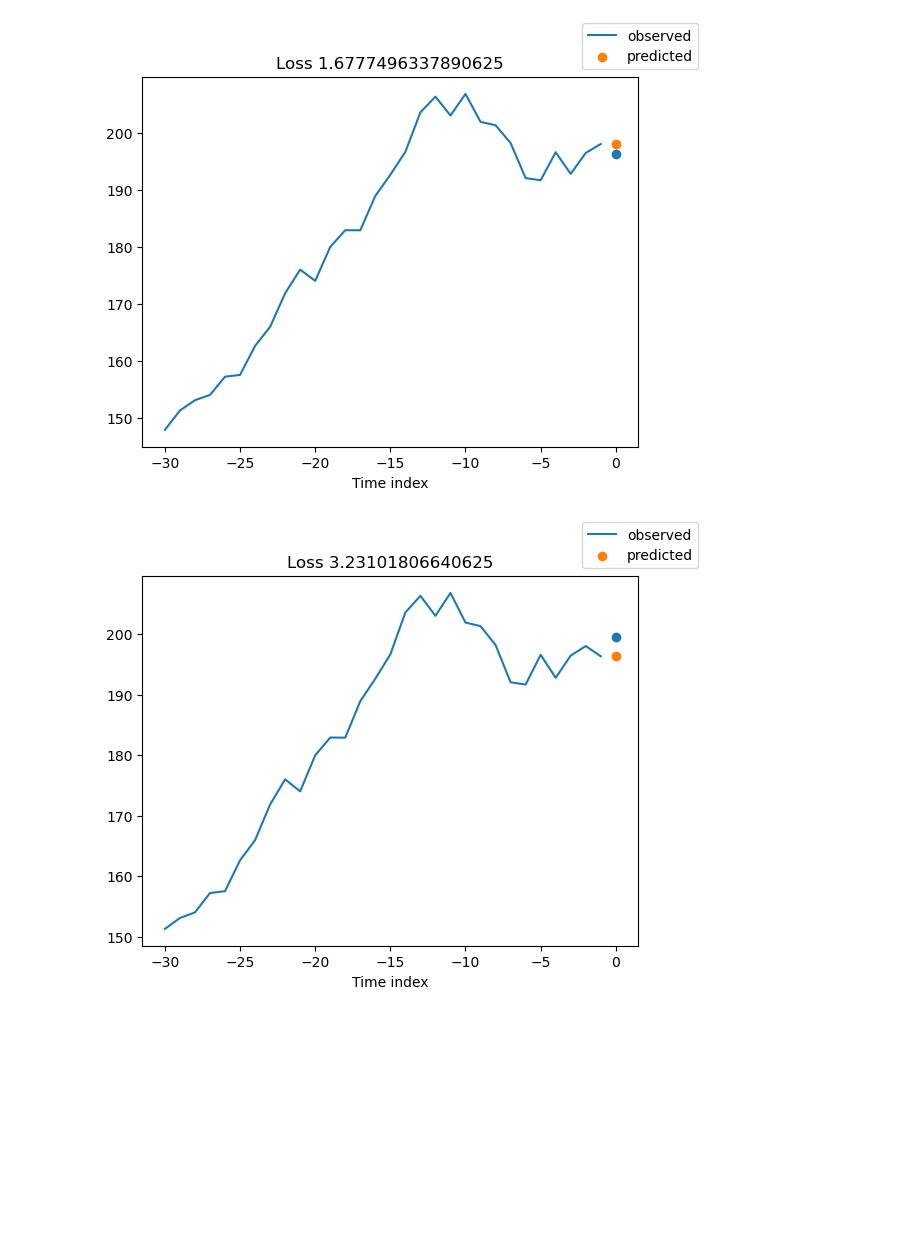
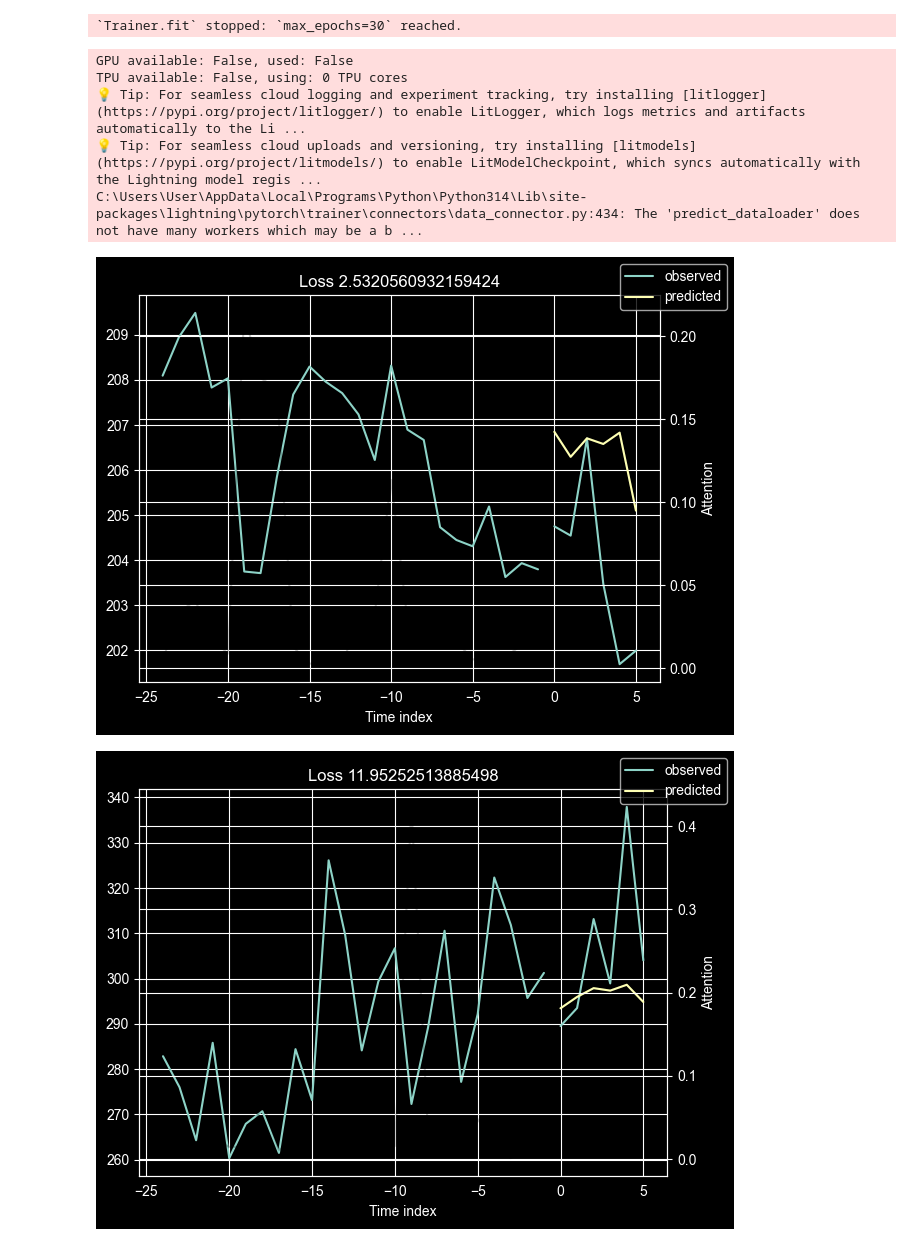
Before and after one commit to ncsu-neural-networks/ece492-final-project, a Jupyter notebook: ece492-final-project.ipynb, the cells around one changed output. Saved outputs shown, nothing was run; the diff lists cells and outputs as text; code cells hidden in the pictures; blank space fills up the shorter version.

Commit message:
TFT Model Initial Implementation

```diff
--- a/ece492-final-project.ipynb
+++ b/ece492-final-project.ipynb
@@ -88,25 +116,46 @@ training = TimeSeriesDataSet(
 )
 # %%
-batch_size = 128
-validation = TimeSeriesDataSet.from_dataset(training, data, min_prediction_idx=training.index.time.max() + 1, stop_randomization=True)
-train_dataloader = training.to_dataloader(train=True, batch_size=batch_size, num_workers=2)
-val_dataloader = validation.to_dataloader(train=False, batch_size=batch_size, num_workers=2)
+validation = TimeSeriesDataSet.from_dataset(
+    training,
+    data,
+    predict=True,
+    stop_randomization=True
+)
+
+train_dataloader = training.to_dataloader(train=True, batch_size=64, num_workers=0)
+val_dataloader = validation.to_dataloader(train=False, batch_size=64, num_workers=0)
 # %%
-loss = MAE()
-
-baseline = Baseline(
-    loss=loss
+tft = TemporalFusionTransformer.from_dataset(
+    training,
+    learning_rate=0.01,  # lower = more stable
+    hidden_size=32,
+    attention_head_size=4,
+    dropout=0.1,
+    hidden_continuous_size=16,
+    loss=MAE(),
 )
 
-raw_predictions = baseline.predict(
+trainer = Trainer(
+    max_epochs=30,
+    accelerator="cpu",
+)
+
+trainer.fit(
+    tft,
+    train_dataloaders=train_dataloader,
+    val_dataloaders=val_dataloader,
+)
+
+raw_predictions = tft.predict(
     val_dataloader,
     mode="raw",
-    return_x=True,
-    trainer_kwargs=dict(accelerator="cuda")
+    return_x=True
 )
 
-for idx in range(len(raw_predictions.x)):
-    baseline.plot_prediction(
+n_samples = raw_predictions.output.prediction.shape[0]
+
+for idx in range(min(n_samples, 5)):  # limit to 5 plots
+    tft.plot_prediction(
         raw_predictions.x,
         raw_predictions.output,
         idx=idx,
@@ -124,2 +185,8 @@ LOCAL_RANK: 0 - CUDA_VISIBLE_DEVICES: [0]
+`Trainer.fit` stopped: `max_epochs=30` reached.
+GPU available: False, used: False
+TPU available: False, using: 0 TPU cores
+💡 Tip: For seamless cloud logging and experiment tracking, try installing [litlogger](https://pypi.org/project/litlogger/) to enable LitLogger, which logs metrics and artifacts automatically to the Li ...
+💡 Tip: For seamless cloud uploads and versioning, try installing [litmodels](https://pypi.org/project/litmodels/) to enable LitModelCheckpoint, which syncs automatically with the Lightning model regis ...
+C:\Users\User\AppData\Local\Programs\Python\Python314\Lib\site-packages\lightning\pytorch\trainer\connectors\data_connector.py:434: The 'predict_dataloader' does not have many workers which may be a b ...
-[figure, old version]
+[figure, new version]
-[figure, old version]
+[figure, new version]
```
Also changed, not shown: parts of 7 cells of this notebook.
